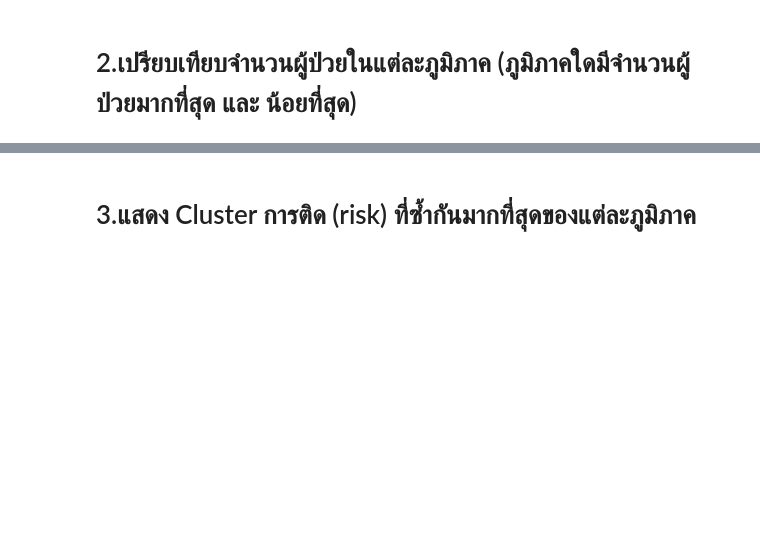
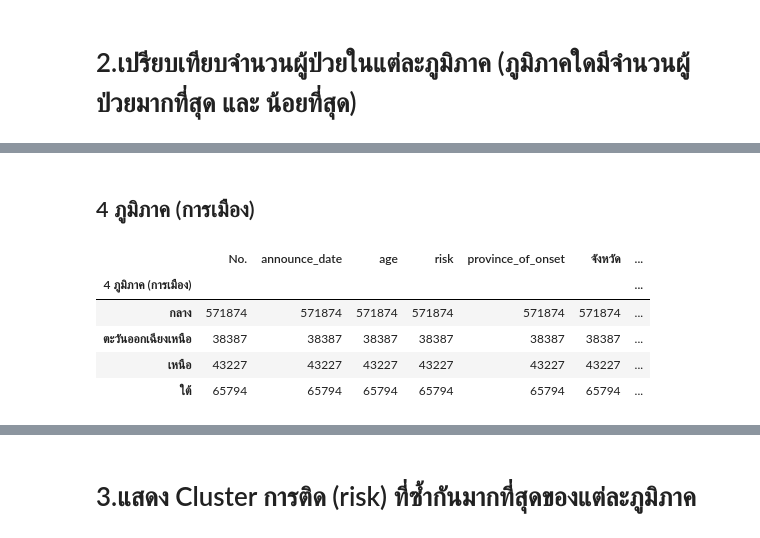
Before and after one commit to mintra-tippayaratsontorn/data_viz_2022, a Jupyter notebook: BasicPython&DataViz_midterm2022.ipynb, the cells around one changed output, grey strips where cells are left out. Cells and saved outputs as stored; diff of their text form; code cells hidden in the pictures; blank space fills up the shorter version.

```diff
--- a/BasicPython&DataViz_midterm2022.ipynb
+++ b/BasicPython&DataViz_midterm2022.ipynb
@@ -493,0 +511,11 @@ no1_t5.iloc[:1,:]
+# %% [markdown]
+## 4 ภูมิภาค (การเมือง)
+# %%
+data_drop.groupby('4 ภูมิภาค (การเมือง)').count()  # จัดกลุ่มข้อมูลโดยเลือก column ของ 4 ภูมิภาค (การเมือง) และนับข้อมูล
+# %% [output]
+|  | No. | announce_date | age | risk | province_of_onset | จังหวัด | ... |
+| 4 ภูมิภาค (การเมือง) |  |  |  |  |  |  | ... |
+| กลาง | 571874 | 571874 | 571874 | 571874 | 571874 | 571874 | ... |
+| ตะวันออกเฉียงเหนือ | 38387 | 38387 | 38387 | 38387 | 38387 | 38387 | ... |
+| เหนือ | 43227 | 43227 | 43227 | 43227 | 43227 | 43227 | ... |
+| ใต้ | 65794 | 65794 | 65794 | 65794 | 65794 | 65794 | ... |
```
Also changed, not shown: parts of 15 cells of this notebook.
